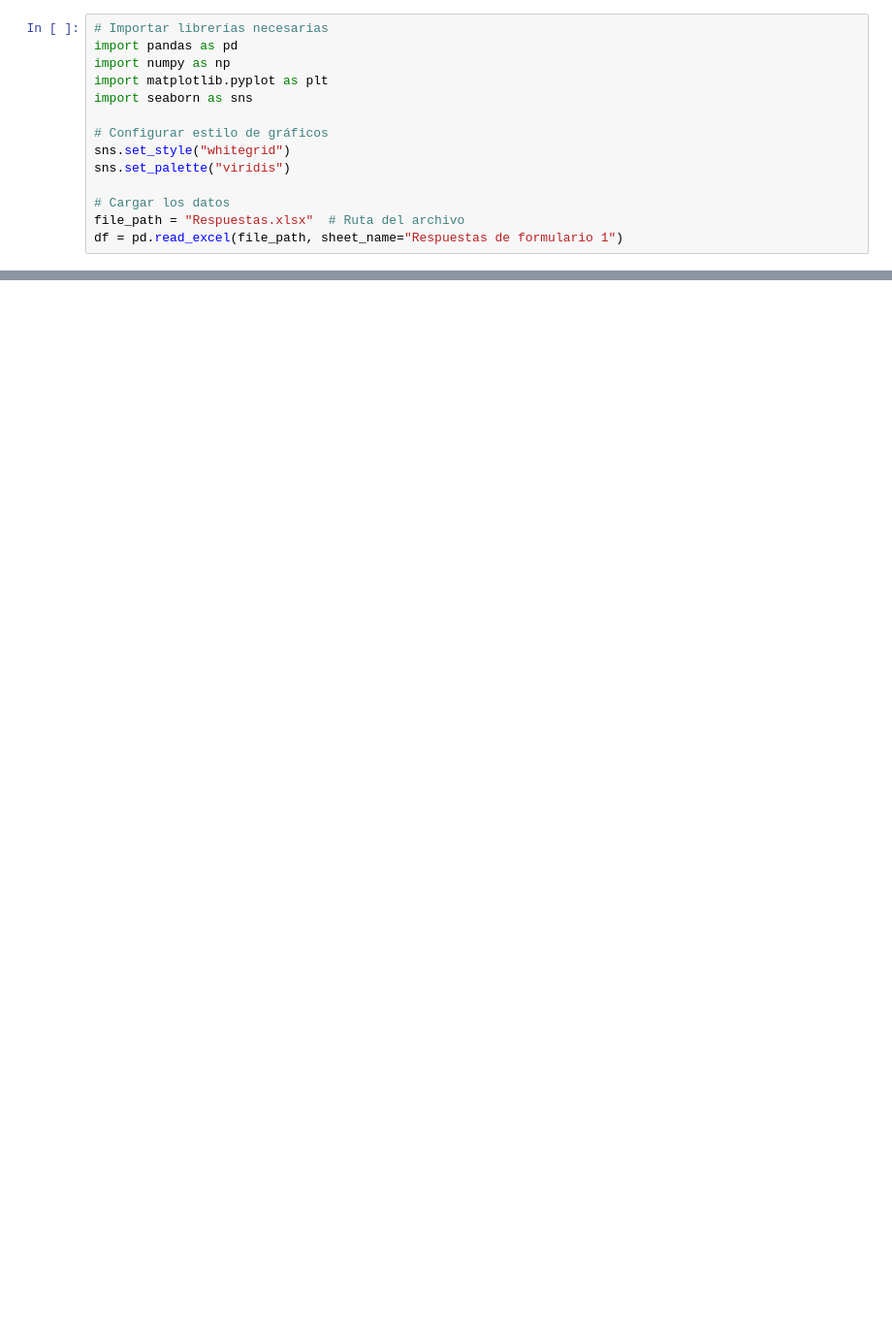
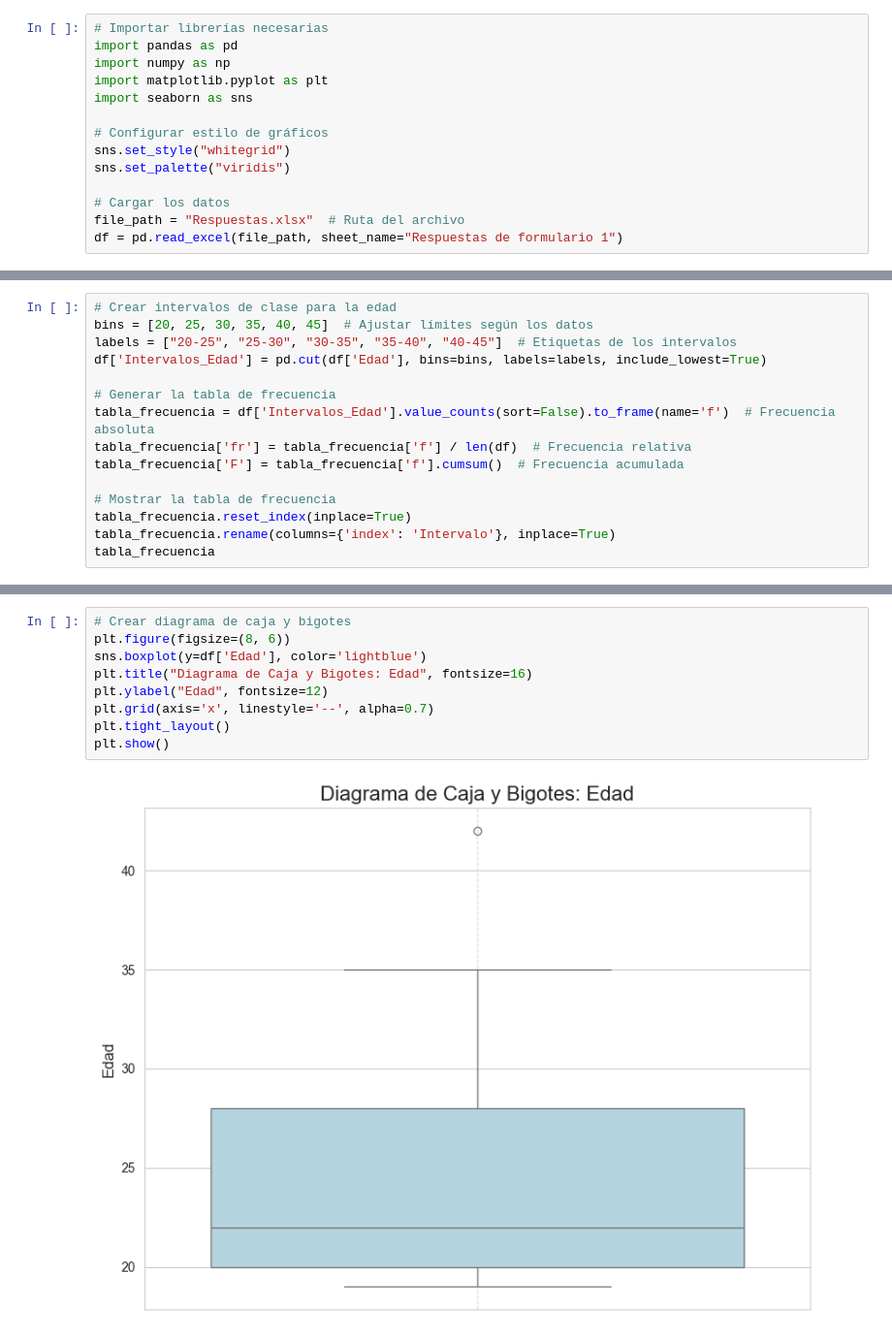
Before and after one commit to IrvinngB/Examen-Estadistica, a Jupyter notebook: General.ipynb, the cells around one changed output, grey strips where cells are left out. Shown: that part at 97% size. Cells and saved outputs as stored; diff of their text form; blank space fills up the shorter version.

```diff
--- a/General.ipynb
+++ b/General.ipynb
@@ -30,0 +203,15 @@ NameError: name 'df' is not defined
+# %%
+# Crear intervalos de clase para la edad
+bins = [20, 25, 30, 35, 40, 45]  # Ajustar límites según los datos
+labels = ["20-25", "25-30", "30-35", "35-40", "40-45"]  # Etiquetas de los intervalos
+df['Intervalos_Edad'] = pd.cut(df['Edad'], bins=bins, labels=labels, include_lowest=True)
+
+# Generar la tabla de frecuencia
+tabla_frecuencia = df['Intervalos_Edad'].value_counts(sort=False).to_frame(name='f')  # Frecuencia absoluta
+tabla_frecuencia['fr'] = tabla_frecuencia['f'] / len(df)  # Frecuencia relativa
+tabla_frecuencia['F'] = tabla_frecuencia['f'].cumsum()  # Frecuencia acumulada
+
+# Mostrar la tabla de frecuencia
+tabla_frecuencia.reset_index(inplace=True)
+tabla_frecuencia.rename(columns={'index': 'Intervalo'}, inplace=True)
+tabla_frecuencia
@@ -30,0 +308,11 @@ NameError: name 'df' is not defined
+# %%
+# Crear diagrama de caja y bigotes
+plt.figure(figsize=(8, 6))
+sns.boxplot(y=df['Edad'], color='lightblue')
+plt.title("Diagrama de Caja y Bigotes: Edad", fontsize=16)
+plt.ylabel("Edad", fontsize=12)
+plt.grid(axis='x', linestyle='--', alpha=0.7)
+plt.tight_layout()
+plt.show()
+# %% [output]
+[figure, added]
```
Also changed, not shown: parts of 20 cells of this notebook, 1 other file.
